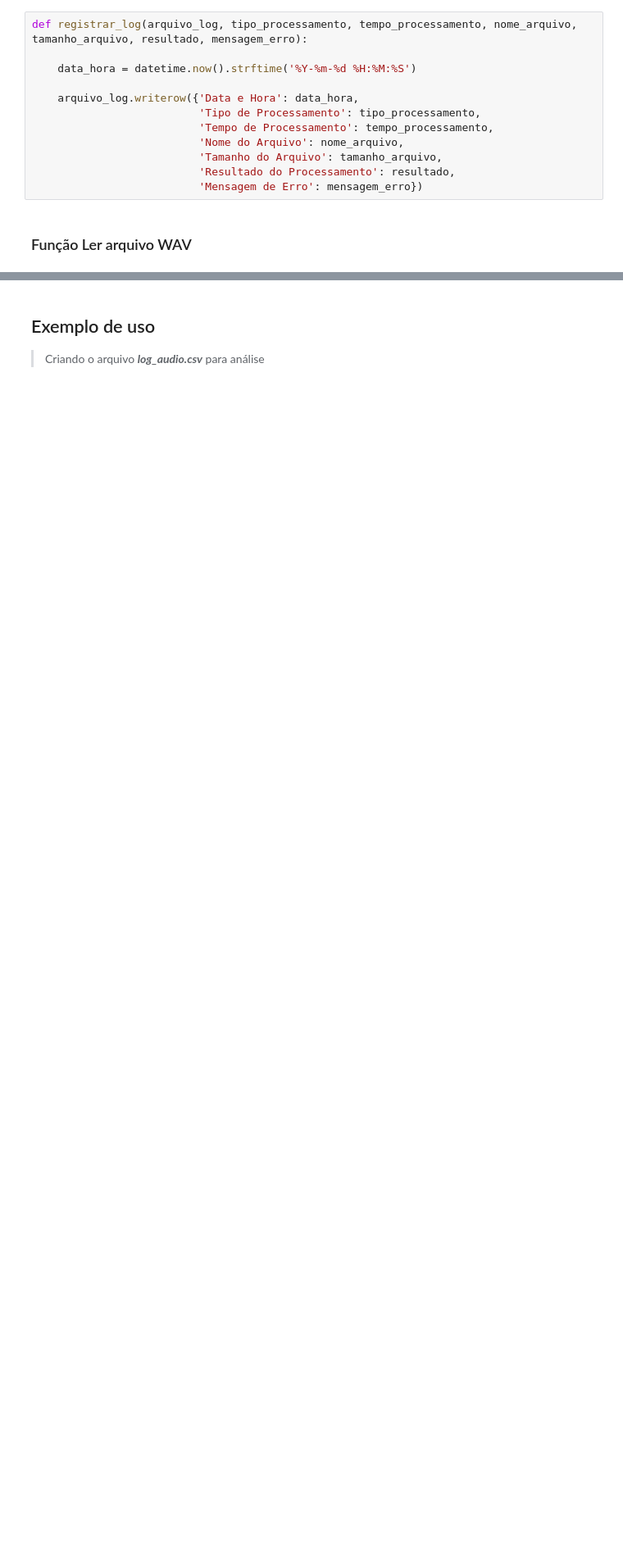
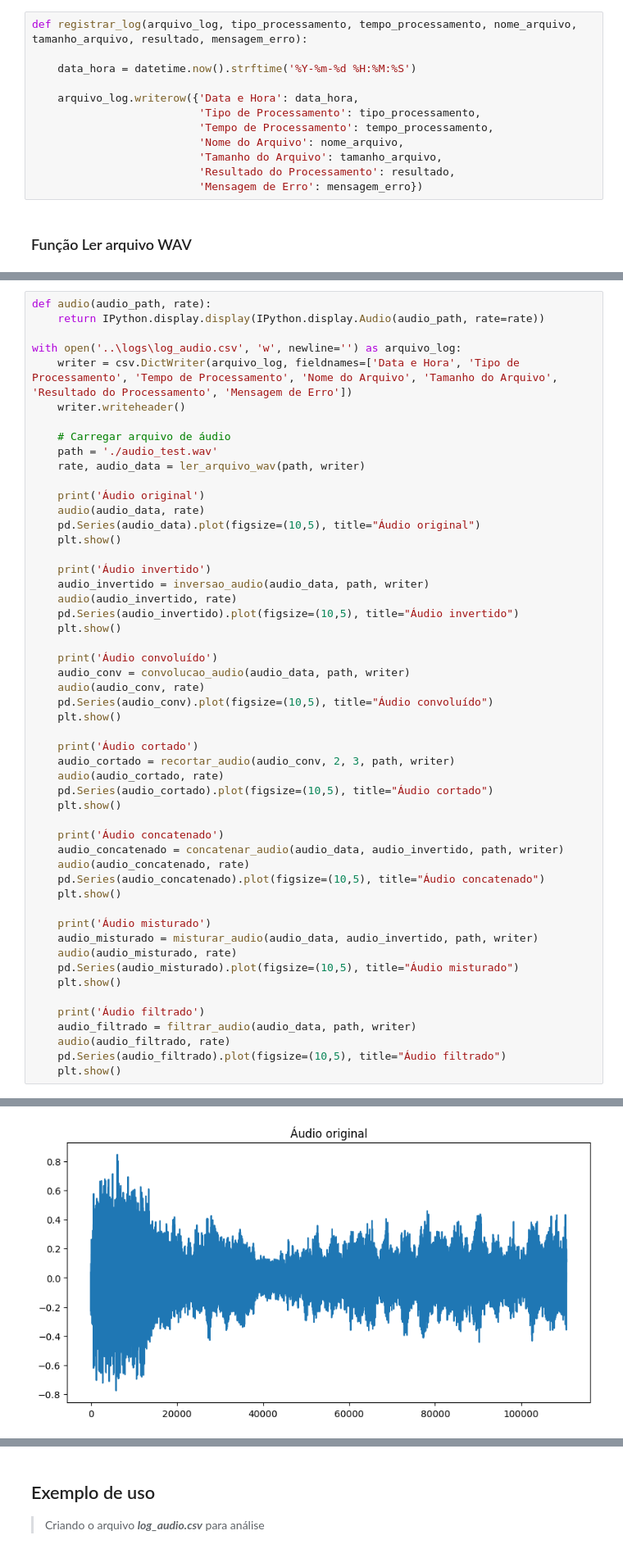
Before and after one commit to luana-kruger/Programming_Techniques-Santander_Coders23, a Jupyter notebook: Scripts/audio_process.ipynb, the cells around one changed output, grey strips where cells are left out. Shown at 82% size. Cells and saved outputs as stored; diff of their text form; blank space fills up the shorter version.

```diff
--- a/Scripts/audio_process.ipynb
+++ b/Scripts/audio_process.ipynb
@@ -197,0 +337,53 @@ Normalizar sinal de áudio original
+# %%
+def audio(audio_path, rate):
+    return IPython.display.display(IPython.display.Audio(audio_path, rate=rate))
+
+with open('..\logs\log_audio.csv', 'w', newline='') as arquivo_log:
+    writer = csv.DictWriter(arquivo_log, fieldnames=['Data e Hora', 'Tipo de Processamento', 'Tempo de Processamento', 'Nome do Arquivo', 'Tamanho do Arquivo', 'Resultado do Processamento', 'Mensagem de Erro'])
+    writer.writeheader()
+
+    # Carregar arquivo de áudio
+    path = './audio_test.wav'
+    rate, audio_data = ler_arquivo_wav(path, writer)
+
+    print('Áudio original')
+    audio(audio_data, rate)
+    pd.Series(audio_data).plot(figsize=(10,5), title="Áudio original")
+    plt.show()
+
+    print('Áudio invertido')
+    audio_invertido = inversao_audio(audio_data, path, writer)
+    audio(audio_invertido, rate)
+    pd.Series(audio_invertido).plot(figsize=(10,5), title="Áudio invertido")
+    plt.show()
+
+    print('Áudio convoluído')
+    audio_conv = convolucao_audio(audio_data, path, writer)
+    audio(audio_conv, rate)
+    pd.Series(audio_conv).plot(figsize=(10,5), title="Áudio convoluído")
+    plt.show()
+
+    print('Áudio cortado')
+    audio_cortado = recortar_audio(audio_conv, 2, 3, path, writer)
+    audio(audio_cortado, rate)
+    pd.Series(audio_cortado).plot(figsize=(10,5), title="Áudio cortado")
+    plt.show()
+
+    print('Áudio concatenado')
+    audio_concatenado = concatenar_audio(audio_data, audio_invertido, path, writer)
+    audio(audio_concatenado, rate)
+    pd.Series(audio_concatenado).plot(figsize=(10,5), title="Áudio concatenado")
+    plt.show()
+
+    print('Áudio misturado')
+    audio_misturado = misturar_audio(audio_data, audio_invertido, path, writer)
+    audio(audio_misturado, rate)
+    pd.Series(audio_misturado).plot(figsize=(10,5), title="Áudio misturado")
+    plt.show()
+
+    print('Áudio filtrado')
+    audio_filtrado = filtrar_audio(audio_data, path, writer)
+    audio(audio_filtrado, rate)
+    pd.Series(audio_filtrado).plot(figsize=(10,5), title="Áudio filtrado")
+    plt.show()
+# %% [output]
@@ -197,0 +392 @@ Normalizar sinal de áudio original
+[figure, added]
```
Also changed, not shown: parts of 38 cells of this notebook, 1 other file.
